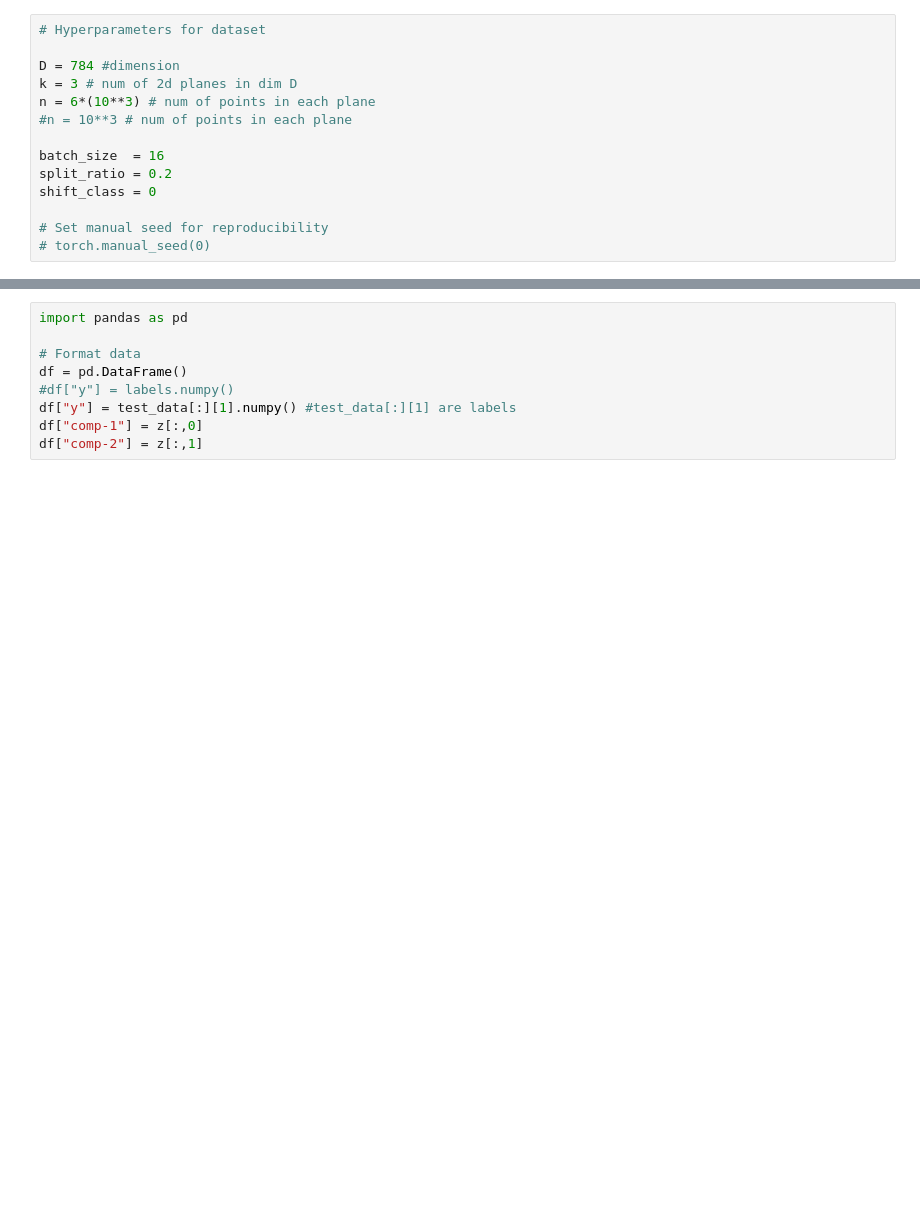
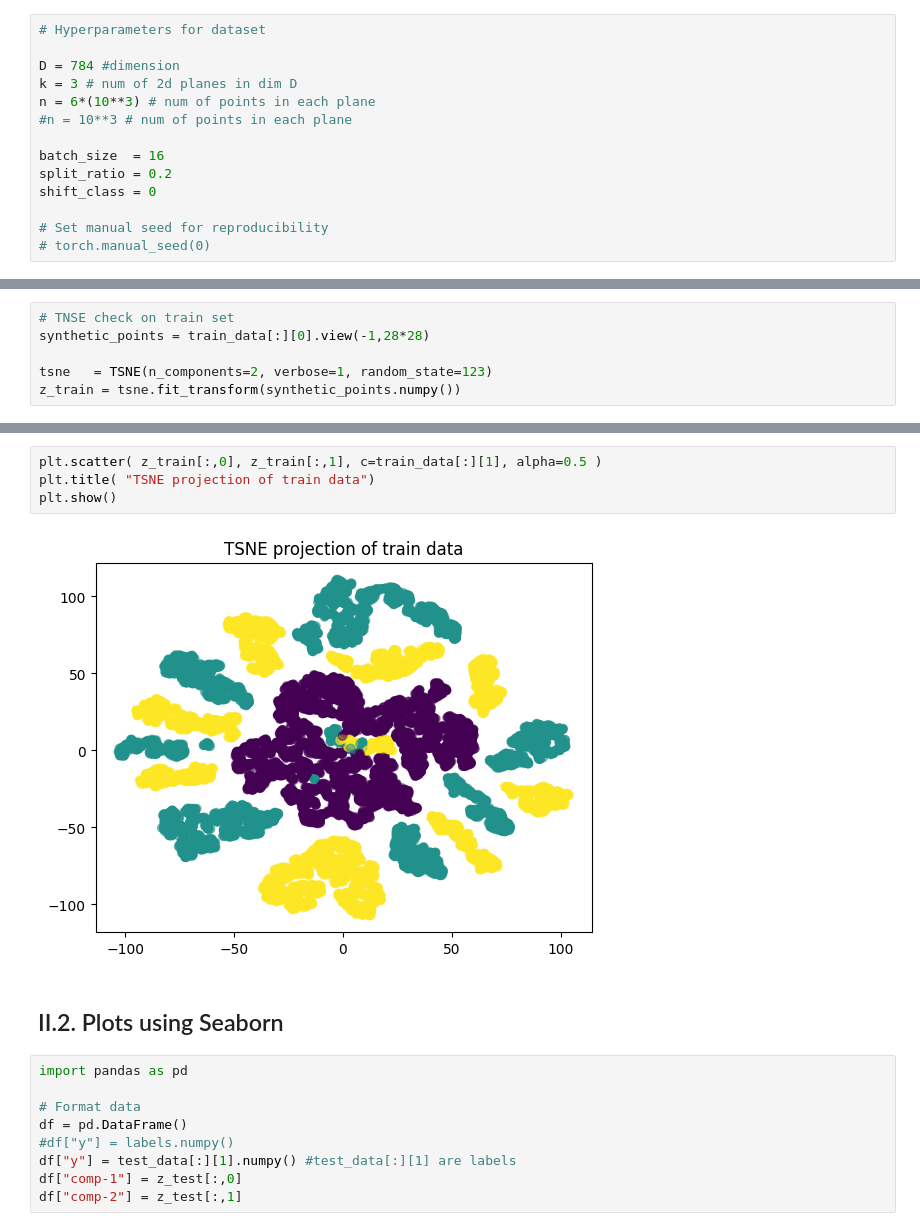
Before and after one commit to redachhaibi/ricci_regularization, a Jupyter notebook: ipynb/SyntheticData-Visualization.ipynb, the cells around one changed output, grey strips where cells are left out. Drawn from its saved outputs; the diff is of its cells as text; blank space fills up the shorter version.

```diff
--- a/ipynb/SyntheticData-Visualization.ipynb
+++ b/ipynb/SyntheticData-Visualization.ipynb
@@ -76,0 +101,6 @@ z = tsne.fit_transform(synthetic_set.numpy())
+# %%
+# TNSE check on train set
+synthetic_points = train_data[:][0].view(-1,28*28)
+
+tsne   = TSNE(n_components=2, verbose=1, random_state=123)
+z_train = tsne.fit_transform(synthetic_points.numpy())
@@ -77,3 +125,11 @@ z = tsne.fit_transform(synthetic_set.numpy())
+# %%
+plt.scatter( z_train[:,0], z_train[:,1], c=train_data[:][1], alpha=0.5 )
+plt.title( "TSNE projection of train data")
+plt.show()
+# %% [output]
+[figure, added]
+# %% [markdown]
+## II.2. Plots using Seaborn
 # %%
 import pandas as pd
 
@@ -81,7 +137,7 @@ import pandas as pd
 df = pd.DataFrame()
 #df["y"] = labels.numpy()
 df["y"] = test_data[:][1].numpy() #test_data[:][1] are labels
-df["comp-1"] = z[:,0]
-df["comp-2"] = z[:,1]
+df["comp-1"] = z_test[:,0]
+df["comp-2"] = z_test[:,1]
 # %%
 import seaborn as sns
```
Also changed, not shown: parts of 8 cells of this notebook.
